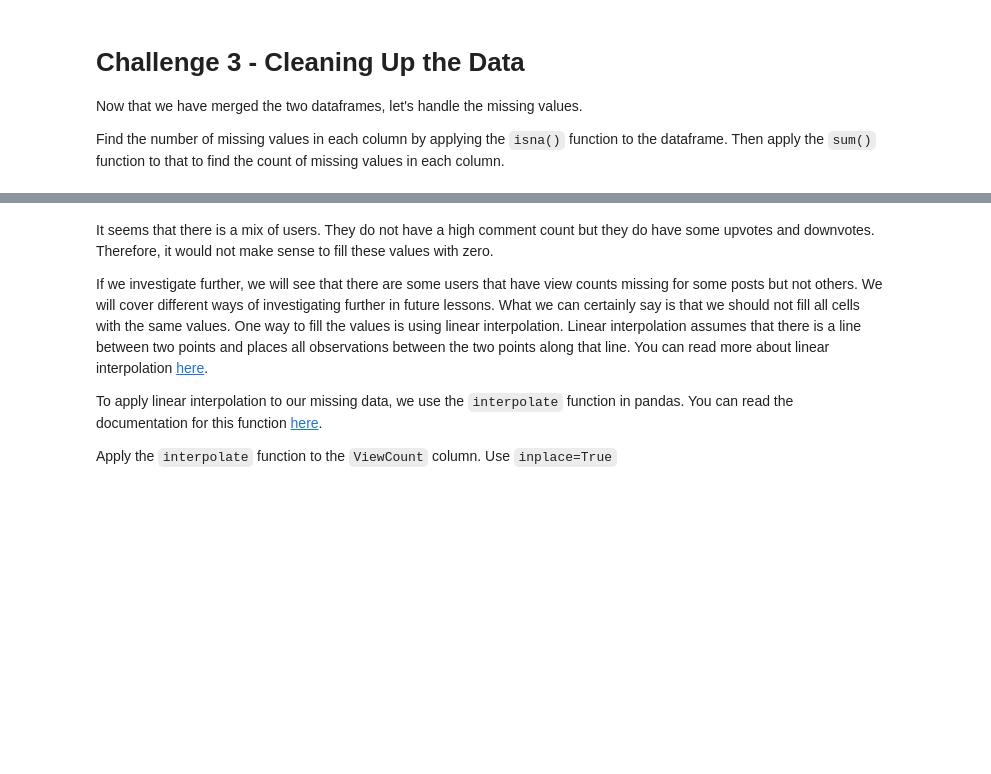
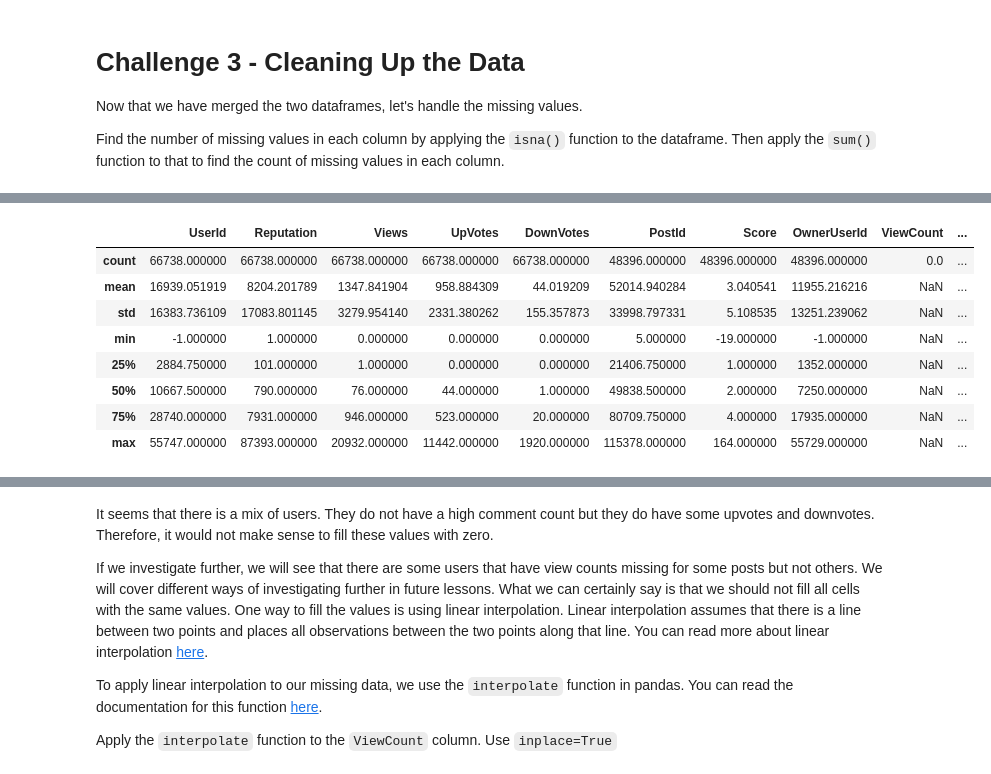
Before and after one commit to Shinan-tech/data-pt-ber-08-20, a Jupyter notebook: Labs/module-1_labs/04_pandas/04_lab-data_cleaning/your-code/main.ipynb, the cells around one changed output, grey strips where cells are left out. Drawn from its saved outputs; the diff is of its cells as text; code cells hidden in the pictures; blank space fills up the shorter version.

```diff
--- a/Labs/module-1_labs/04_pandas/04_lab-data_cleaning/your-code/main.ipynb
+++ b/Labs/module-1_labs/04_pandas/04_lab-data_cleaning/your-code/main.ipynb
@@ -155,3 +268,16 @@ Find the number of missing values in each column by applying the `isna()` functi
+# %%
+# stackoverflow[stackoverflow.ViewCount.isnull()]
+stackoverflow[stackoverflow["ViewCount"].isnull()].describe()
+# %% [output]
+|  | UserId | Reputation | Views | UpVotes | DownVotes | PostId | Score | OwnerUserId | ViewCount | ... |
+| count | 66738.000000 | 66738.000000 | 66738.000000 | 66738.000000 | 66738.000000 | 48396.000000 | 48396.000000 | 48396.000000 | 0.0 | ... |
+| mean | 16939.051919 | 8204.201789 | 1347.841904 | 958.884309 | 44.019209 | 52014.940284 | 3.040541 | 11955.216216 | NaN | ... |
+| std | 16383.736109 | 17083.801145 | 3279.954140 | 2331.380262 | 155.357873 | 33998.797331 | 5.108535 | 13251.239062 | NaN | ... |
+| min | -1.000000 | 1.000000 | 0.000000 | 0.000000 | 0.000000 | 5.000000 | -19.000000 | -1.000000 | NaN | ... |
+| 25% | 2884.750000 | 101.000000 | 1.000000 | 0.000000 | 0.000000 | 21406.750000 | 1.000000 | 1352.000000 | NaN | ... |
+| 50% | 10667.500000 | 790.000000 | 76.000000 | 44.000000 | 1.000000 | 49838.500000 | 2.000000 | 7250.000000 | NaN | ... |
+| 75% | 28740.000000 | 7931.000000 | 946.000000 | 523.000000 | 20.000000 | 80709.750000 | 4.000000 | 17935.000000 | NaN | ... |
+| max | 55747.000000 | 87393.000000 | 20932.000000 | 11442.000000 | 1920.000000 | 115378.000000 | 164.000000 | 55729.000000 | NaN | ... |
 # %% [markdown]
 We see that about half of all observations in the view count column are missing. Let's examine these observations and why they have missing data. Create a subset of rows that have a missing value in the `ViewCount`. Look at the `describe()` function for that subset. You output should look like in the table below.
 
```
Also changed, not shown: parts of 15 cells of this notebook, 7 other files.
